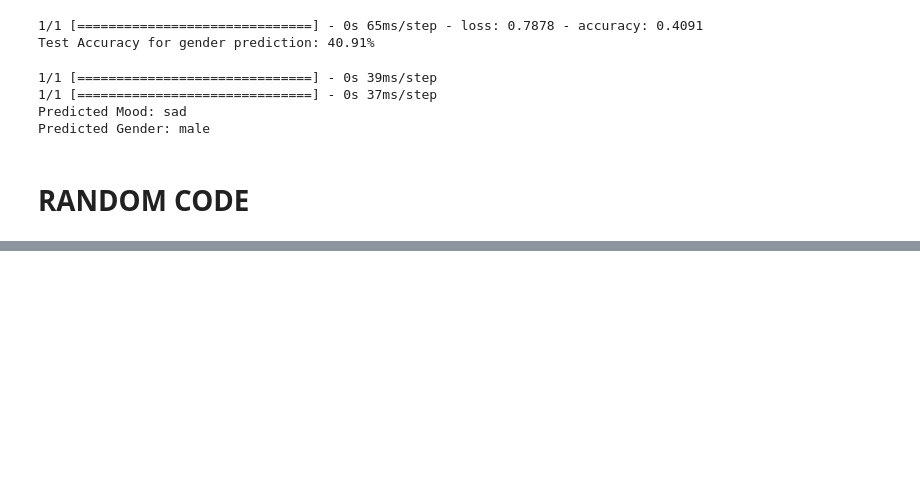
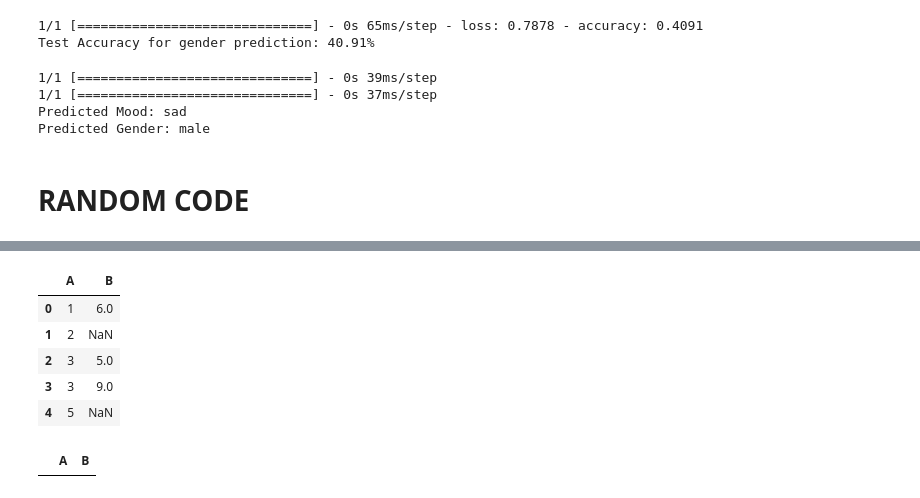
Before and after one commit to Kevy69/deep-machine-learning, a Jupyter notebook: Project/testing.ipynb, the cells around one changed output, grey strips where cells are left out. Drawn from its saved outputs; the diff is of its cells as text; code cells hidden in the pictures; blank space fills up the shorter version.

```diff
--- a/Project/testing.ipynb
+++ b/Project/testing.ipynb
@@ -218,0 +253,26 @@ df.sample(frac=1)
+# %%
+import pandas as pd
+
+# Create a sample DataFrame
+data = {'A': [1, 2, 3, 3, 5],
+        'B': [6, None, 5, 9, None]}
+df = pd.DataFrame(data)
+
+df
+# %% [output]
+|  | A | B |
+| 0 | 1 | 6.0 |
+| 1 | 2 | NaN |
+| 2 | 3 | 5.0 |
+| 3 | 3 | 9.0 |
+| 4 | 5 | NaN |
+# %%
+# Create a new DataFrame with rows containing NaN values
+new_df = df[df['B'].isna()].copy()
+
+# Drop rows with NaN values from the original DataFrame
+df.dropna(inplace=True)
+
+new_df
+# %% [output]
+|  | A | B |
```
Also changed, not shown: parts of 2 cells of this notebook, 1 other file.
